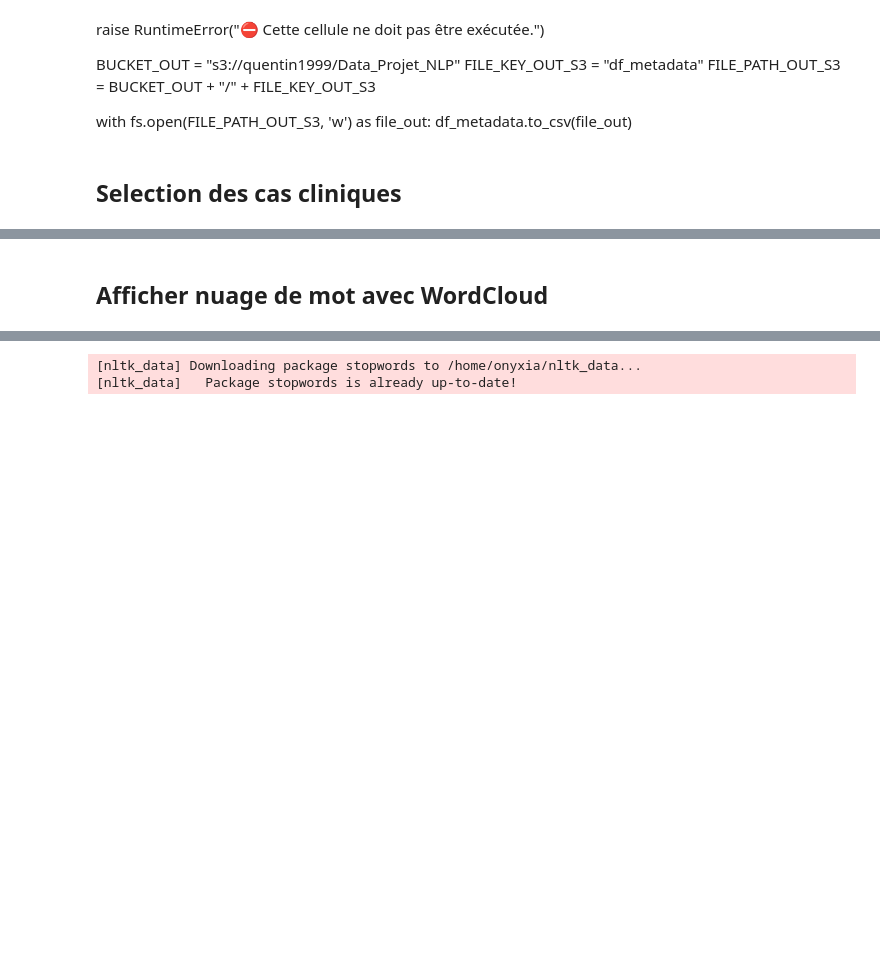
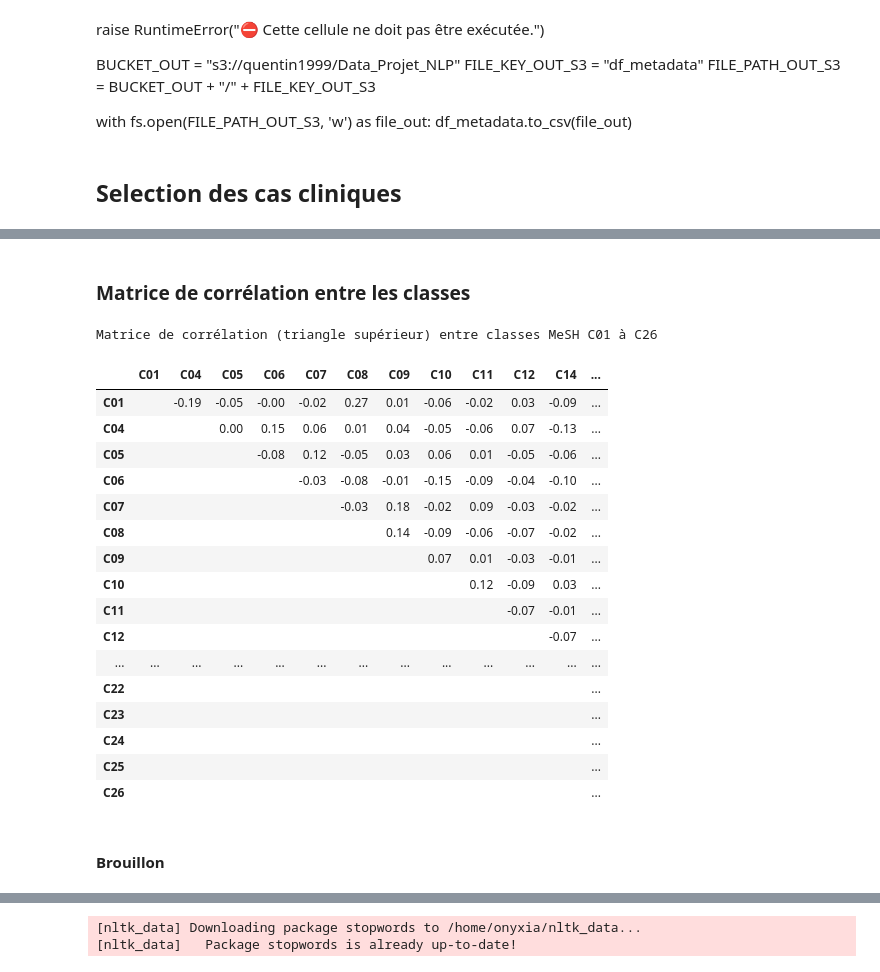
Before and after one commit to Quentin-ENSAE/projet_NLP, a Jupyter notebook: Analyse_descriptive.ipynb, the cells around one changed output, grey strips where cells are left out. Saved outputs shown, nothing was run; the diff lists cells and outputs as text; code cells hidden in the pictures; blank space fills up the shorter version.

```diff
--- a/Analyse_descriptive.ipynb
+++ b/Analyse_descriptive.ipynb
@@ -97,2 +125,0 @@ plt.show()
-# %% [markdown]
-## Afficher nuage de mot avec WordCloud
@@ -100,0 +126,73 @@ text_brut = str(df['case_text'])
+# %% [markdown]
+### Matrice de corrélation entre les classes
+# %%
+import numpy as np
+import pandas as pd
+
+# 1. Ton array de base
+arr_int = target_array.astype(int)
+
+# 2. Générer TOUS les noms d'origine
+full_category_names = [f"C{str(i+1).zfill(2)}" for i in range(arr_int.shape[1])]
+
+# 3. Détecter colonnes non constantes
+non_constant_columns = arr_int.std(axis=0) != 0
+
+# 4. Réduire arr_int en gardant trace
+arr_int = arr_int[:, non_constant_columns]
+
+# 5. Garder uniquement les catégories non constantes
+category_names = [name for name, keep in zip(full_category_names, non_constant_columns) if keep]
+
+# 6. Calcul de la corrélation
+correlation_matrix = np.corrcoef(arr_int, rowvar=False)
+
+# 7. Masquer le triangle inférieur
+mask = np.tril(np.ones_like(correlation_matrix, dtype=bool))
+correlation_matrix = np.where(mask, np.nan, correlation_matrix)
+
+# 8. Créer un DataFrame avec les noms corrects
+correlation_df = pd.DataFrame(correlation_matrix, index=category_names, columns=category_names)
+
+# 9. Fonction de stylisation
+def style_corr(val):
+    if pd.isna(val):
+        return ""
+    style = ""
+    if abs(val) > 0.10:
+        style += "font-weight: bold;"
+    return style
+
+# 10. Appliquer le style
+styled_corr = (
+    correlation_df.style
+    .format(precision=2, na_rep="")  # 2 chiffres
+    .background_gradient(cmap='RdYlGn', vmin=-1, vmax=1)  # couleurs
+    .applymap(style_corr)  # gras si |corr| > 0.10
+    .set_properties(**{'font-size': '10pt'})  # taille police
+    .set_caption("Matrice de corrélation (triangle supérieur) entre classes MeSH C01 à C26")
+)
+
+# 11. Afficher
+styled_corr
+# %% [output]
+Matrice de corrélation (triangle supérieur) entre classes MeSH C01 à C26
+|  | C01 | C04 | C05 | C06 | C07 | C08 | C09 | C10 | C11 | C12 | C14 | ... |
+| C01 |  | -0.19 | -0.05 | -0.00 | -0.02 | 0.27 | 0.01 | -0.06 | -0.02 | 0.03 | -0.09 | ... |
+| C04 |  |  | 0.00 | 0.15 | 0.06 | 0.01 | 0.04 | -0.05 | -0.06 | 0.07 | -0.13 | ... |
+| C05 |  |  |  | -0.08 | 0.12 | -0.05 | 0.03 | 0.06 | 0.01 | -0.05 | -0.06 | ... |
+| C06 |  |  |  |  | -0.03 | -0.08 | -0.01 | -0.15 | -0.09 | -0.04 | -0.10 | ... |
+| C07 |  |  |  |  |  | -0.03 | 0.18 | -0.02 | 0.09 | -0.03 | -0.02 | ... |
+| C08 |  |  |  |  |  |  | 0.14 | -0.09 | -0.06 | -0.07 | -0.02 | ... |
+| C09 |  |  |  |  |  |  |  | 0.07 | 0.01 | -0.03 | -0.01 | ... |
+| C10 |  |  |  |  |  |  |  |  | 0.12 | -0.09 | 0.03 | ... |
+| C11 |  |  |  |  |  |  |  |  |  | -0.07 | -0.01 | ... |
+| C12 |  |  |  |  |  |  |  |  |  |  | -0.07 | ... |
+| ... | ... | ... | ... | ... | ... | ... | ... | ... | ... | ... | ... | ... |
+| C22 |  |  |  |  |  |  |  |  |  |  |  | ... |
+| C23 |  |  |  |  |  |  |  |  |  |  |  | ... |
+| C24 |  |  |  |  |  |  |  |  |  |  |  | ... |
+| C25 |  |  |  |  |  |  |  |  |  |  |  | ... |
+| C26 |  |  |  |  |  |  |  |  |  |  |  | ... |
+# %% [markdown]
+#### Brouillon
```
Also changed, not shown: parts of 22 cells of this notebook, 1 other file.
